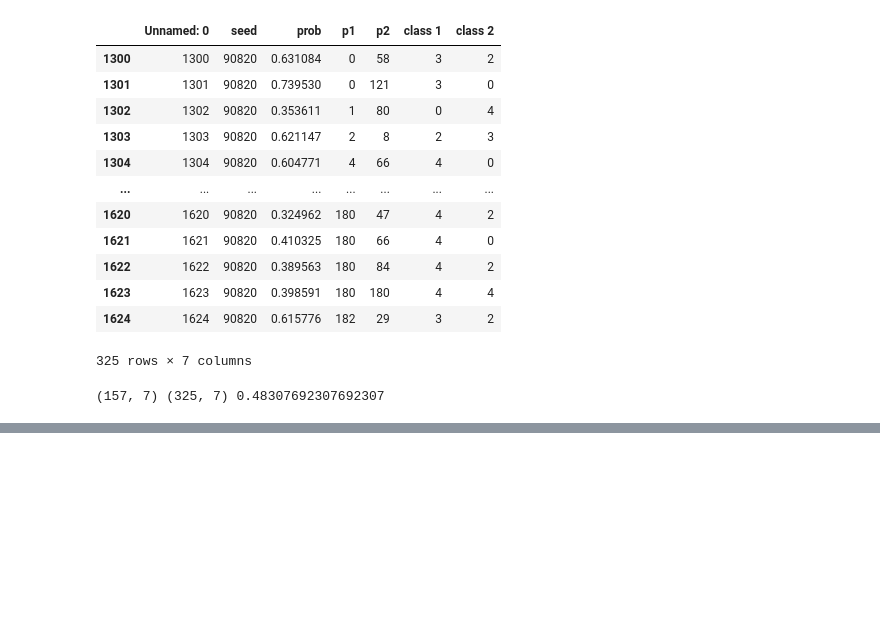
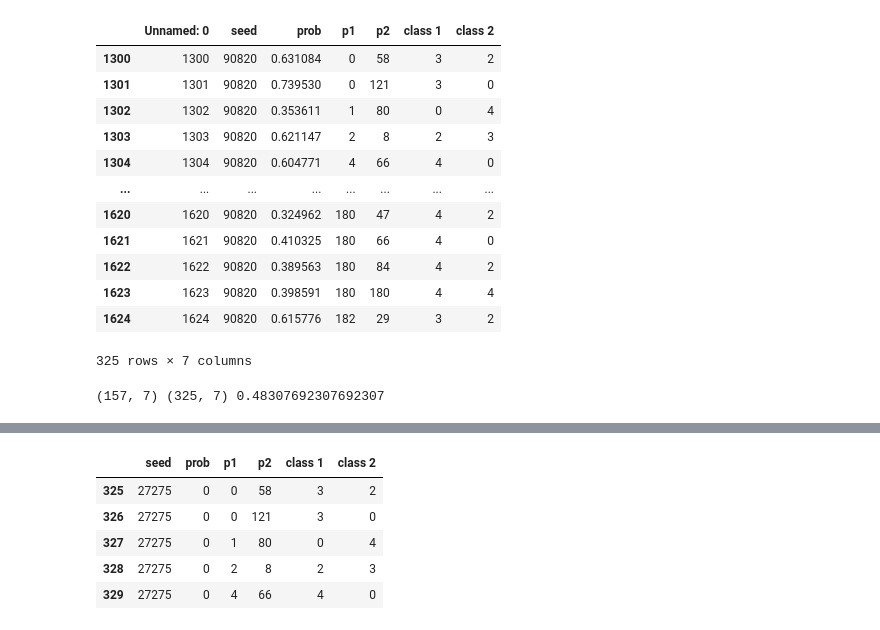
Before and after one commit to wsloneker/BetaExplainerDemo, a Jupyter notebook: Results/RealWorldResults.ipynb, the cells around one changed output, grey strips where cells are left out. Drawn from its saved outputs; the diff is of its cells as text; code cells hidden in the pictures; blank space fills up the shorter version.

```diff
--- a/Results/RealWorldResults.ipynb
+++ b/Results/RealWorldResults.ipynb
@@ -137,0 +178,11 @@ bokeh.io.show(p)
+# %%
+df = pd.read_csv('data/TexasSubgraphXGraphProbs.csv')
+df = df[df['seed'] == 27275]
+df.head()
+# %% [output]
+|  | seed | prob | p1 | p2 | class 1 | class 2 |
+| 325 | 27275 | 0 | 0 | 58 | 3 | 2 |
+| 326 | 27275 | 0 | 0 | 121 | 3 | 0 |
+| 327 | 27275 | 0 | 1 | 80 | 0 | 4 |
+| 328 | 27275 | 0 | 2 | 8 | 2 | 3 |
+| 329 | 27275 | 0 | 4 | 66 | 4 | 0 |
```
Also changed, not shown: parts of 4 cells of this notebook, 4 other files.
